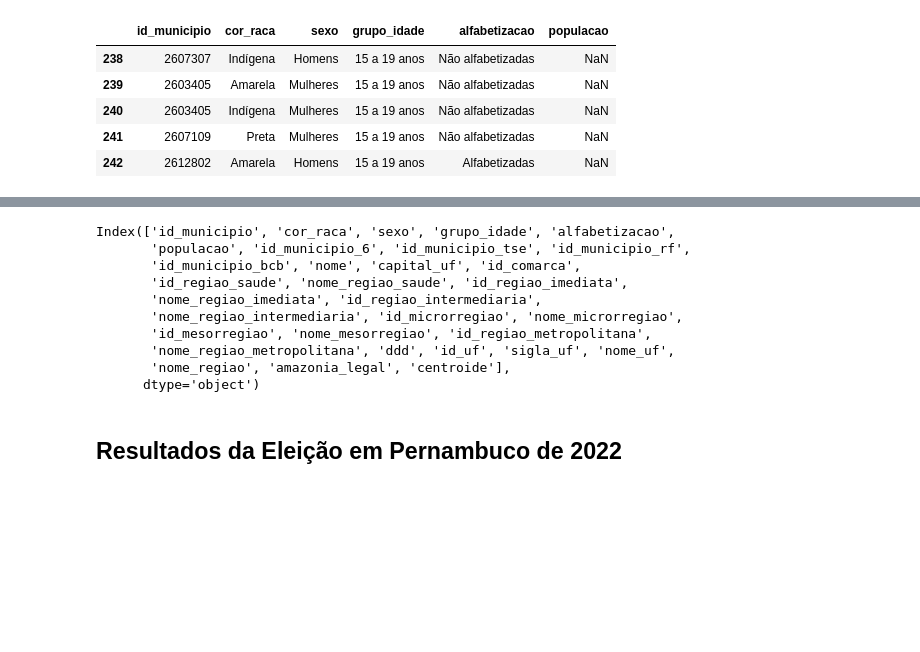
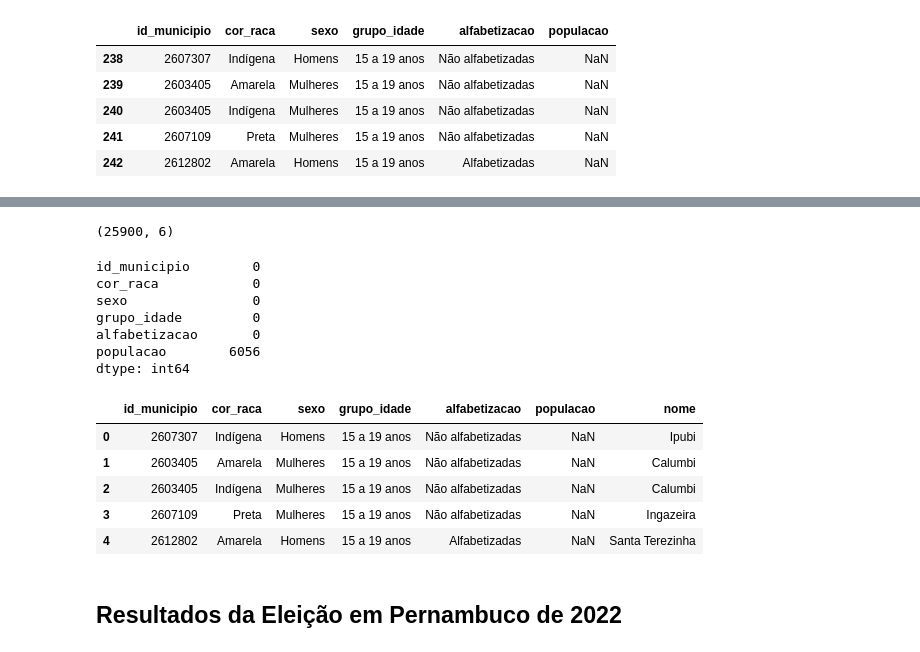
Before and after one commit to aliciamarzola/tp_bdg, a Jupyter notebook: exploring.ipynb, the cells around one changed output, grey strips where cells are left out. Drawn from its saved outputs; the diff is of its cells as text; code cells hidden in the pictures; blank space fills up the shorter version.

Commit message:
dado geografico

```diff
--- a/exploring.ipynb
+++ b/exploring.ipynb
@@ -69,17 +71,27 @@ gc.collect()
+# %%
+censo_pe.shape
+# %% [output]
+(25900, 6)
+# %%
+censo_pe.isna().sum()
+# %% [output]
+id_municipio        0
+cor_raca            0
+sexo                0
+grupo_idade         0
+alfabetizacao       0
+populacao        6056
+dtype: int64
 # %%
-dados_censo = censo_pe.merge(ids, on='id_municipio')
-dados_censo.columns
+dados_censo = censo_pe.merge(ids[['nome', 'id_municipio']], on='id_municipio')
+dados_censo.head()
 # %% [output]
-Index(['id_municipio', 'cor_raca', 'sexo', 'grupo_idade', 'alfabetizacao',
-       'populacao', 'id_municipio_6', 'id_municipio_tse', 'id_municipio_rf',
-       'id_municipio_bcb', 'nome', 'capital_uf', 'id_comarca',
-       'id_regiao_saude', 'nome_regiao_saude', 'id_regiao_imediata',
-       'nome_regiao_imediata', 'id_regiao_intermediaria',
-       'nome_regiao_intermediaria', 'id_microrregiao', 'nome_microrregiao',
-       'id_mesorregiao', 'nome_mesorregiao', 'id_regiao_metropolitana',
-       'nome_regiao_metropolitana', 'ddd', 'id_uf', 'sigla_uf', 'nome_uf',
-       'nome_regiao', 'amazonia_legal', 'centroide'],
-      dtype='object')
+|  | id_municipio | cor_raca | sexo | grupo_idade | alfabetizacao | populacao | nome |
+| 0 | 2607307 | Indígena | Homens | 15 a 19 anos | Não alfabetizadas | NaN | Ipubi |
+| 1 | 2603405 | Amarela | Mulheres | 15 a 19 anos | Não alfabetizadas | NaN | Calumbi |
+| 2 | 2603405 | Indígena | Mulheres | 15 a 19 anos | Não alfabetizadas | NaN | Calumbi |
+| 3 | 2607109 | Preta | Mulheres | 15 a 19 anos | Não alfabetizadas | NaN | Ingazeira |
+| 4 | 2612802 | Amarela | Homens | 15 a 19 anos | Alfabetizadas | NaN | Santa Terezinha |
 # %% [markdown]
 ## Resultados da Eleição em Pernambuco de 2022
 # %%
```
Also changed, not shown: parts of 21 cells of this notebook, 1 other file.
